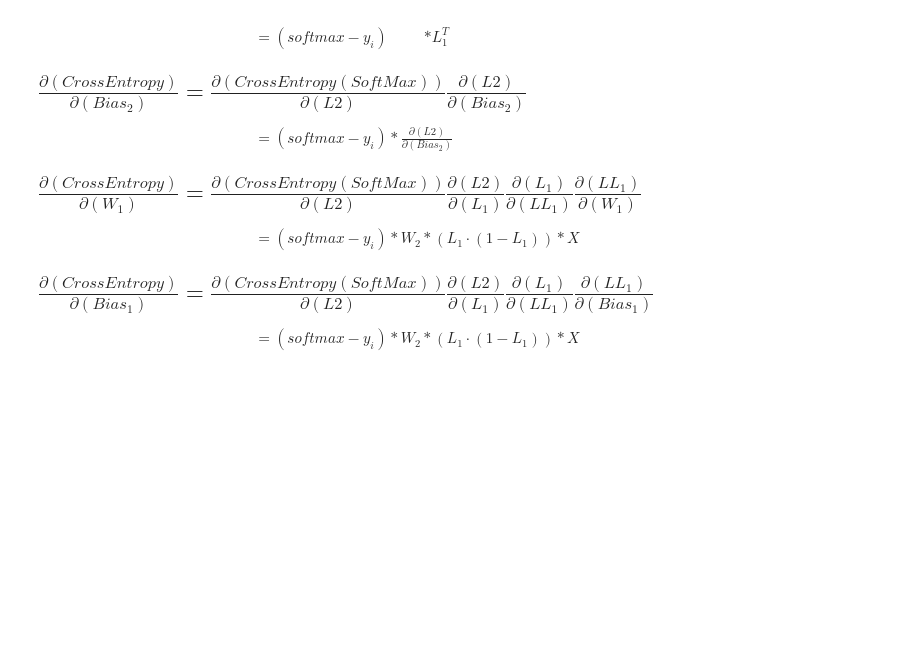
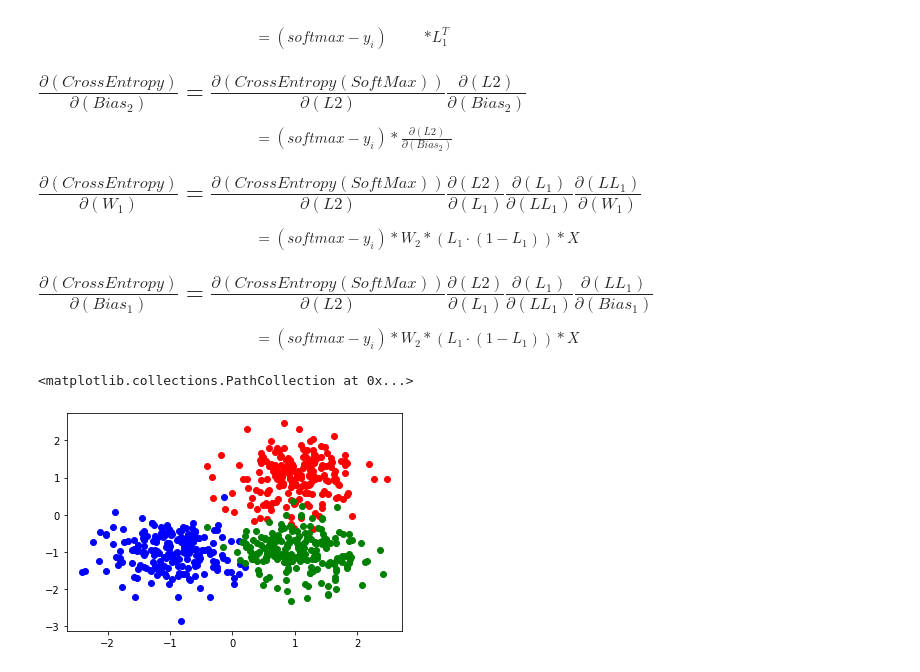
Before and after one commit to adiel2012/LearningRepository, a Jupyter notebook: core/BackPropagation.ipynb, the cells around one changed output. Saved outputs shown, nothing was run; the diff lists cells and outputs as text; code cells hidden in the pictures; blank space fills up the shorter version.

```diff
--- a/core/BackPropagation.ipynb
+++ b/core/BackPropagation.ipynb
@@ -39,3 +39,10 @@ Y = np.concatenate((Yred, Yblue, Ygreen), axis=0)
 Y_hot = np.zeros((Y.size, Y.max()+1))
 Y_hot[np.arange(Y.size),Y] = 1
 Y = np.reshape(Y, (-1,1))
+# %%
+plt.scatter(X[0:int(num_patterns/3),0], X[0:int(num_patterns/3),1], color='red')
+plt.scatter(X[int(num_patterns/3): int(2*num_patterns/3),0], X[int(num_patterns/3): int(2*num_patterns/3),1], color='blue')
+plt.scatter(X[int(2*num_patterns/3): int(num_patterns),0], X[int(2*num_patterns/3): int(num_patterns),1], color='green')
+# %% [output]
+<matplotlib.collections.PathCollection at 0x...>
+[figure, added]
```
Also changed, not shown: parts of 8 cells of this notebook.
